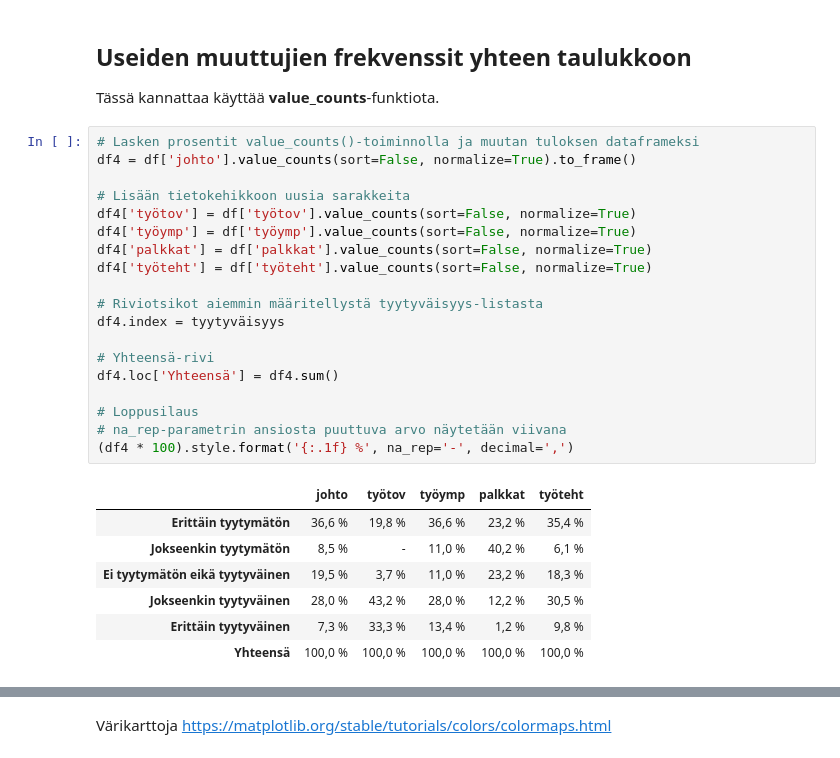
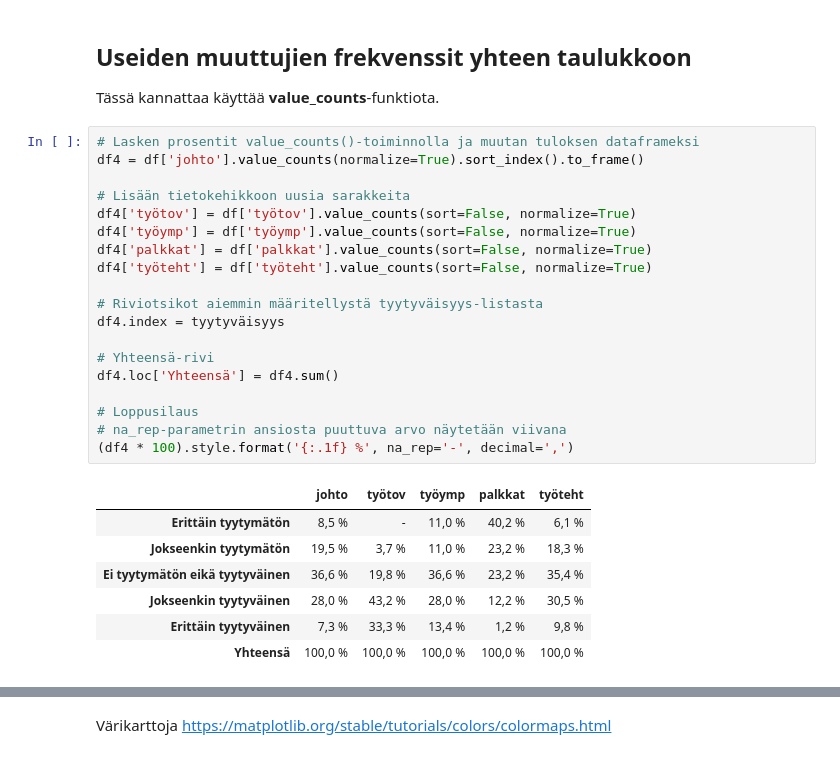
Before and after one commit to taanila/selittava, a Jupyter notebook: lukumaaria.ipynb, the cells around one changed output, grey strips where cells are left out. Saved outputs shown, nothing was run; the diff lists cells and outputs as text.

```diff
--- a/lukumaaria.ipynb
+++ b/lukumaaria.ipynb
@@ -161,28 +161,28 @@ plt.grid(axis='y')
 Tässä kannattaa käyttää **value_counts**-funktiota.
 # %%
 # Lasken prosentit value_counts()-toiminnolla ja muutan tuloksen dataframeksi
-df4 = df['johto'].value_counts(sort=False, normalize=True).to_frame()
+df4 = df['johto'].value_counts(normalize=True).sort_index().to_frame()
 
 # Lisään tietokehikkoon uusia sarakkeita
 df4['työtov'] = df['työtov'].value_counts(sort=False, normalize=True)
 df4['työymp'] = df['työymp'].value_counts(sort=False, normalize=True)
 df4['palkkat'] = df['palkkat'].value_counts(sort=False, normalize=True)
 df4['työteht'] = df['työteht'].value_counts(sort=False, normalize=True)
 
 # Riviotsikot aiemmin määritellystä tyytyväisyys-listasta
 df4.index = tyytyväisyys
 
 # Yhteensä-rivi
 df4.loc['Yhteensä'] = df4.sum()
 
 # Loppusilaus
 # na_rep-parametrin ansiosta puuttuva arvo näytetään viivana
 (df4 * 100).style.format('{:.1f} %', na_rep='-', decimal=',')
 # %% [output]
 |  | johto | työtov | työymp | palkkat | työteht |
-| Erittäin tyytymätön | 36,6 % | 19,8 % | 36,6 % | 23,2 % | 35,4 % |
-| Jokseenkin tyytymätön | 8,5 % | - | 11,0 % | 40,2 % | 6,1 % |
-| Ei tyytymätön eikä tyytyväinen | 19,5 % | 3,7 % | 11,0 % | 23,2 % | 18,3 % |
+| Erittäin tyytymätön | 8,5 % | - | 11,0 % | 40,2 % | 6,1 % |
+| Jokseenkin tyytymätön | 19,5 % | 3,7 % | 11,0 % | 23,2 % | 18,3 % |
+| Ei tyytymätön eikä tyytyväinen | 36,6 % | 19,8 % | 36,6 % | 23,2 % | 35,4 % |
 | Jokseenkin tyytyväinen | 28,0 % | 43,2 % | 28,0 % | 12,2 % | 30,5 % |
 | Erittäin tyytyväinen | 7,3 % | 33,3 % | 13,4 % | 1,2 % | 9,8 % |
 | Yhteensä | 100,0 % | 100,0 % | 100,0 % | 100,0 % | 100,0 % |
```
Also changed, not shown: parts of 12 cells of this notebook.
